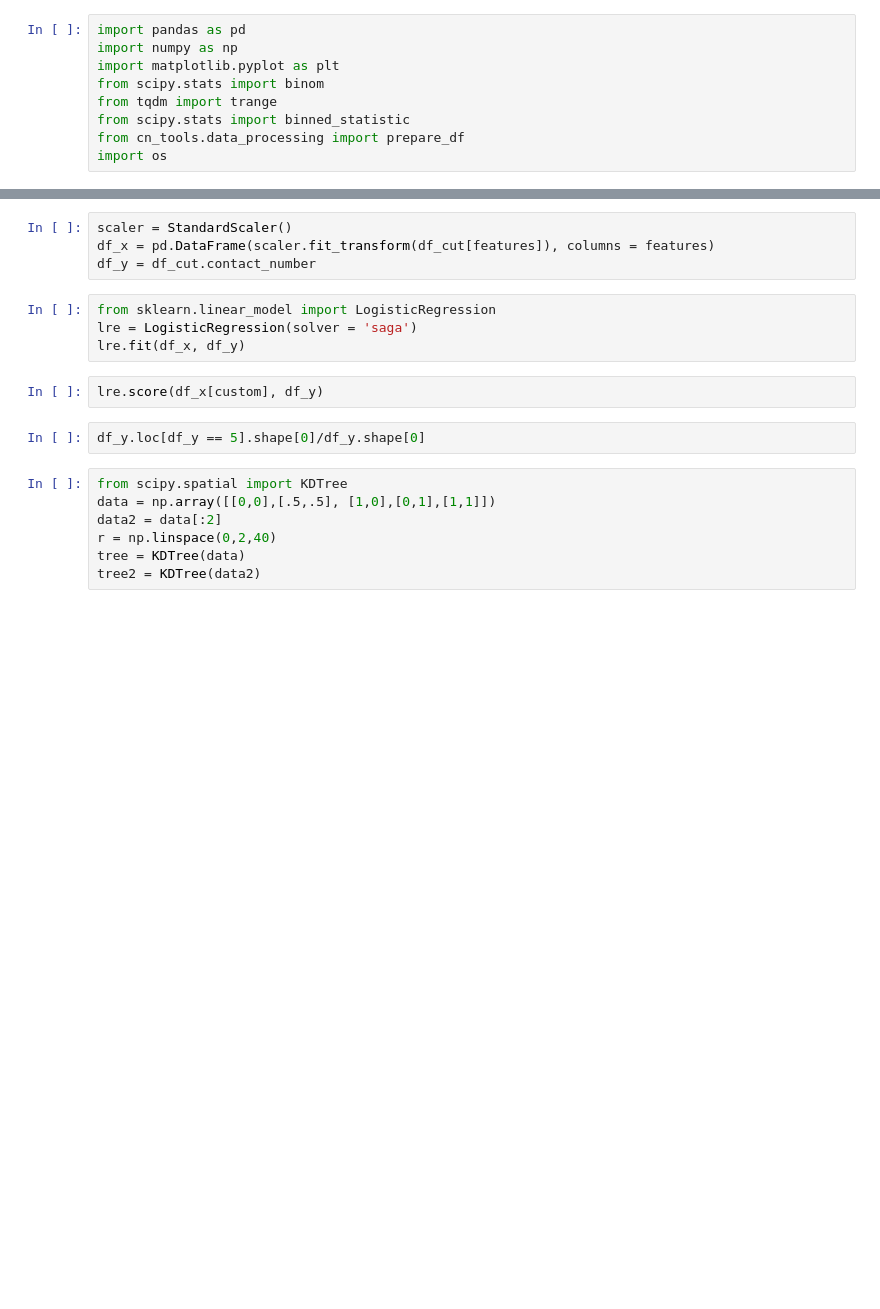
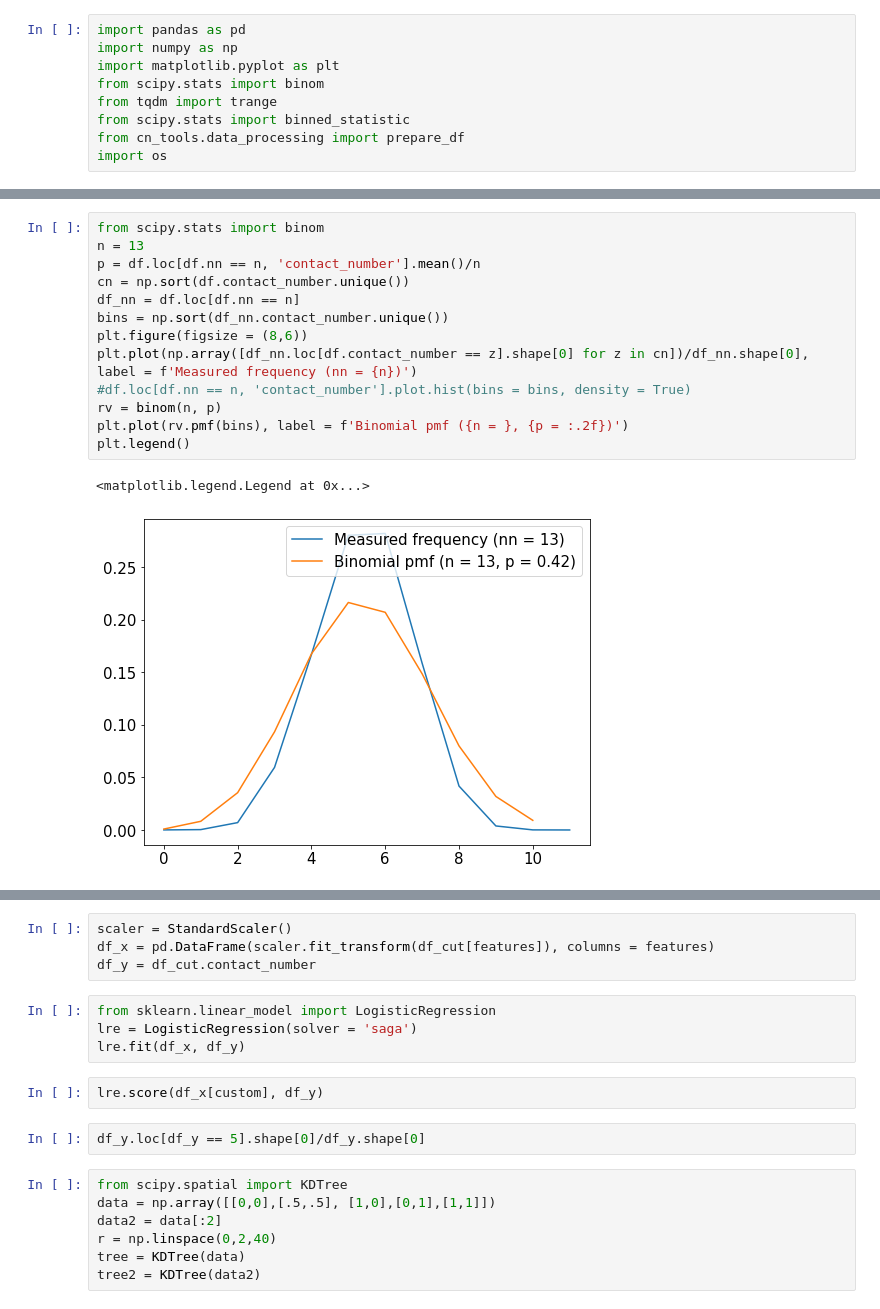
Before and after one commit to AnsgarKuehn/CN_Analysis, a Jupyter notebook: Notebooks/Analysis.ipynb, the cells around one changed output, grey strips where cells are left out. Saved outputs shown, nothing was run; the diff lists cells and outputs as text; blank space fills up the shorter version.

Commit message:
Binomial Analysis

```diff
--- a/Notebooks/Analysis.ipynb
+++ b/Notebooks/Analysis.ipynb
@@ -64,0 +89,16 @@ plt.show()
+# %%
+from scipy.stats import binom
+n = 13
+p = df.loc[df.nn == n, 'contact_number'].mean()/n
+cn = np.sort(df.contact_number.unique())
+df_nn = df.loc[df.nn == n]
+bins = np.sort(df_nn.contact_number.unique())
+plt.figure(figsize = (8,6))
+plt.plot(np.array([df_nn.loc[df.contact_number == z].shape[0] for z in cn])/df_nn.shape[0], label = f'Measured frequency (nn = {n})')
+#df.loc[df.nn == n, 'contact_number'].plot.hist(bins = bins, density = True)
+rv = binom(n, p)
+plt.plot(rv.pmf(bins), label = f'Binomial pmf ({n = }, {p = :.2f})')
+plt.legend()
+# %% [output]
+<matplotlib.legend.Legend at 0x...>
+[figure, added]
```
Also changed, not shown: parts of 22 cells of this notebook, 3 other files.
